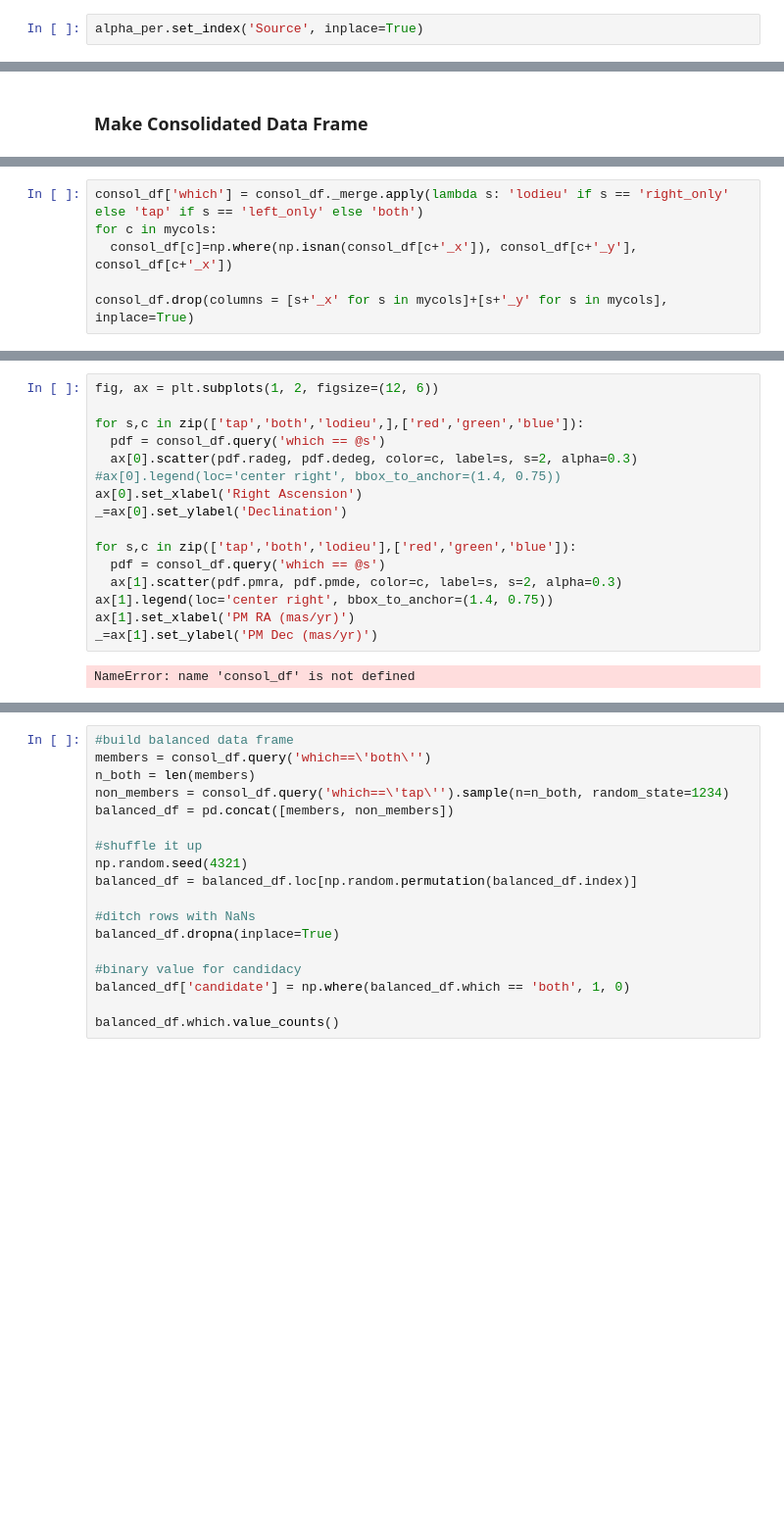
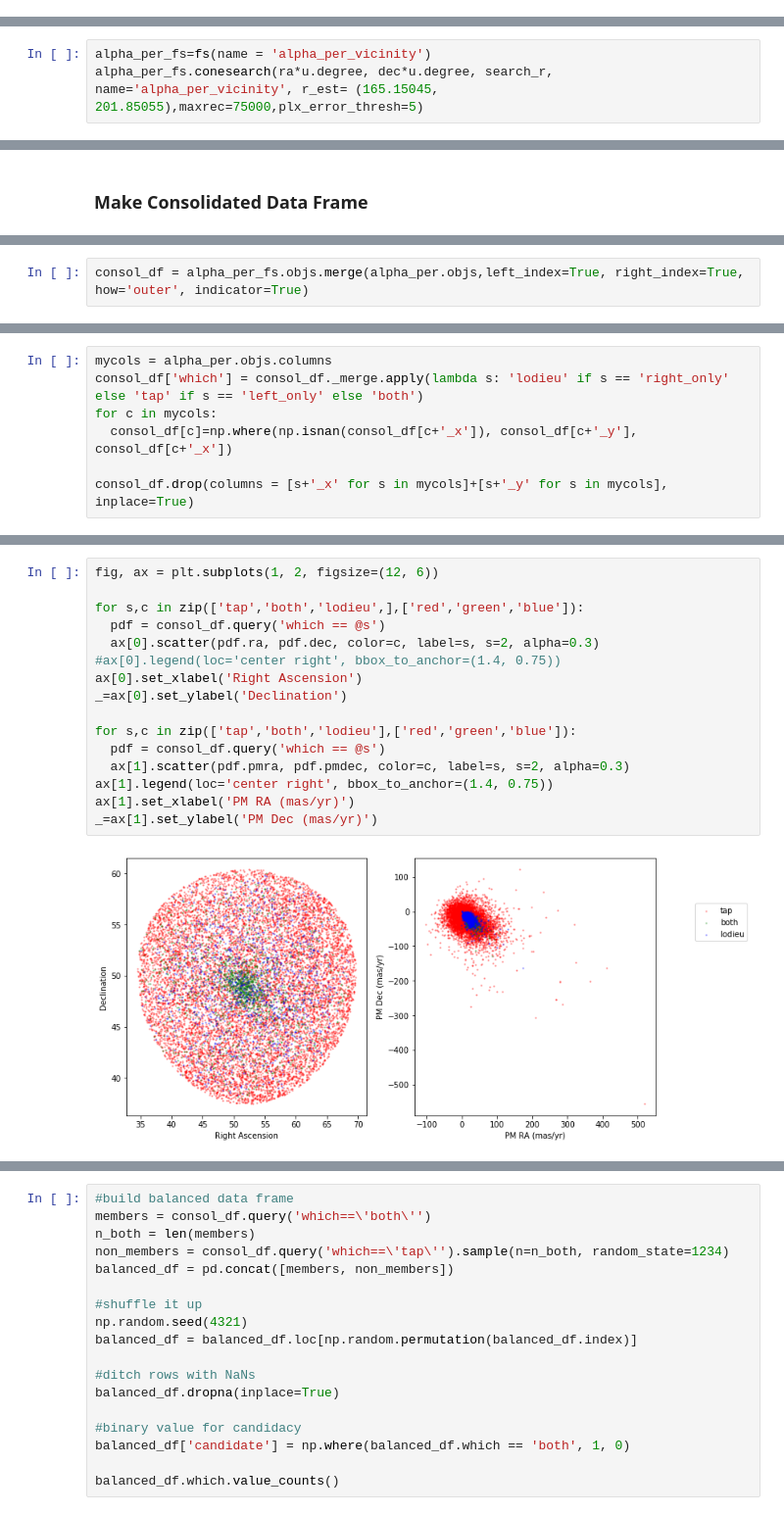
Before and after one commit to kevinmcmanus/cas-tau, a Jupyter notebook: cas-tau.ipynb, the cells around one changed output, grey strips where cells are left out. Shown at 98% size. Saved outputs shown, nothing was run; the diff lists cells and outputs as text; blank space fills up the shorter version.

```diff
--- a/cas-tau.ipynb
+++ b/cas-tau.ipynb
@@ -261,2 +216,0 @@ print(f'query returned {len(tap_results)} rows')
-# %%
-alpha_per.set_index('Source', inplace=True)
@@ -293,0 +217,3 @@ tap_df.head()
+# %%
+alpha_per_fs=fs(name = 'alpha_per_vicinity')
+alpha_per_fs.conesearch(ra*u.degree, dec*u.degree, search_r, name='alpha_per_vicinity', r_est= (165.15045, 201.85055),maxrec=75000,plx_error_thresh=5)
@@ -311,3 +248,5 @@ NameError: name 'alpha_per_lc' is not defined
+# %%
+consol_df = alpha_per_fs.objs.merge(alpha_per.objs,left_index=True, right_index=True, how='outer', indicator=True)
 # %%
 consol_df._merge.value_counts()
 # %% [output]
@@ -315,4 +257,5 @@ NameError: name 'consol_df' is not defined
 # %%
+mycols = alpha_per.objs.columns
 consol_df['which'] = consol_df._merge.apply(lambda s: 'lodieu' if s == 'right_only' else 'tap' if s == 'left_only' else 'both')
 for c in mycols:
   consol_df[c]=np.where(np.isnan(consol_df[c+'_x']), consol_df[c+'_y'], consol_df[c+'_x'])
@@ -331,19 +281,19 @@ NameError: name 'consol_df' is not defined
 # %%
 fig, ax = plt.subplots(1, 2, figsize=(12, 6))
 
 for s,c in zip(['tap','both','lodieu',],['red','green','blue']):
   pdf = consol_df.query('which == @s')
-  ax[0].scatter(pdf.radeg, pdf.dedeg, color=c, label=s, s=2, alpha=0.3)
+  ax[0].scatter(pdf.ra, pdf.dec, color=c, label=s, s=2, alpha=0.3)
 #ax[0].legend(loc='center right', bbox_to_anchor=(1.4, 0.75))
 ax[0].set_xlabel('Right Ascension')
 _=ax[0].set_ylabel('Declination')
 
 for s,c in zip(['tap','both','lodieu'],['red','green','blue']):
   pdf = consol_df.query('which == @s')
-  ax[1].scatter(pdf.pmra, pdf.pmde, color=c, label=s, s=2, alpha=0.3)
+  ax[1].scatter(pdf.pmra, pdf.pmdec, color=c, label=s, s=2, alpha=0.3)
 ax[1].legend(loc='center right', bbox_to_anchor=(1.4, 0.75))
 ax[1].set_xlabel('PM RA (mas/yr)')
 _=ax[1].set_ylabel('PM Dec (mas/yr)')
 # %% [output]
-NameError: name 'consol_df' is not defined
+[figure, added]
 # %%
```
Also changed, not shown: parts of 29 cells of this notebook, 1 other file.
